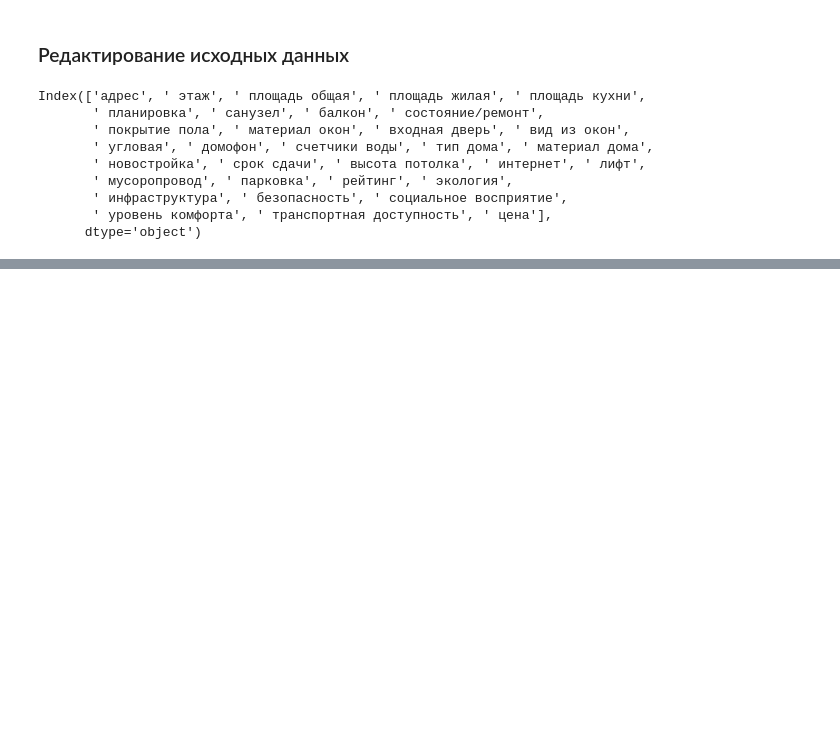
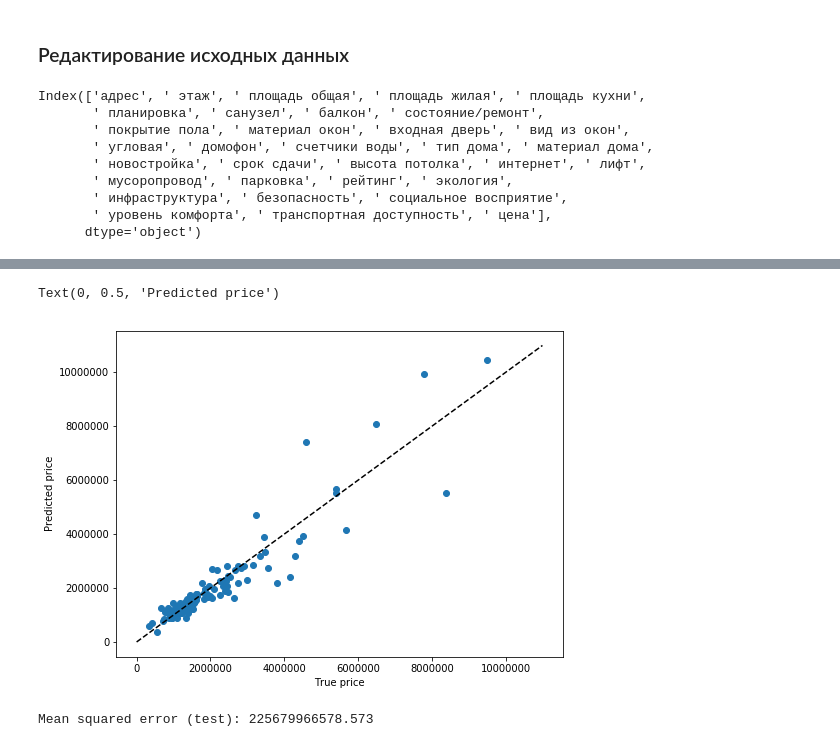
Before and after one commit to vdilchenko/university, a Jupyter notebook: OpenDataScience2018/mlsn_project.ipynb, the cells around one changed output, grey strips where cells are left out. Drawn from its saved outputs; the diff is of its cells as text; code cells hidden in the pictures; blank space fills up the shorter version.

```diff
--- a/OpenDataScience2018/mlsn_project.ipynb
+++ b/OpenDataScience2018/mlsn_project.ipynb
@@ -137,0 +243,22 @@ import seaborn as sns
+# %%
+## from sklearn.ensemble import GradientBoostingRegressor
+
+clf = GradientBoostingRegressor(random_state=17)
+clf.fit(X_train, y_train)
+
+predicted = clf.predict(X_holdout)
+expected = y_holdout
+
+plt.figure(figsize=(8, 6))
+plt.scatter(expected, predicted)
+plt.plot([0, 11000000], [0, 11000000], '--k')
+plt.ticklabel_format(useOffset=False, style='plain')
+plt.xlabel('True price')
+plt.ylabel('Predicted price')
+# %% [output]
+Text(0, 0.5, 'Predicted price')
+[figure, added]
+# %%
+print("Mean squared error (test): %.3f" % mean_squared_error(expected, predicted))
+# %% [output]
+Mean squared error (test): 225679966578.573
```
Also changed, not shown: parts of 30 cells of this notebook.
